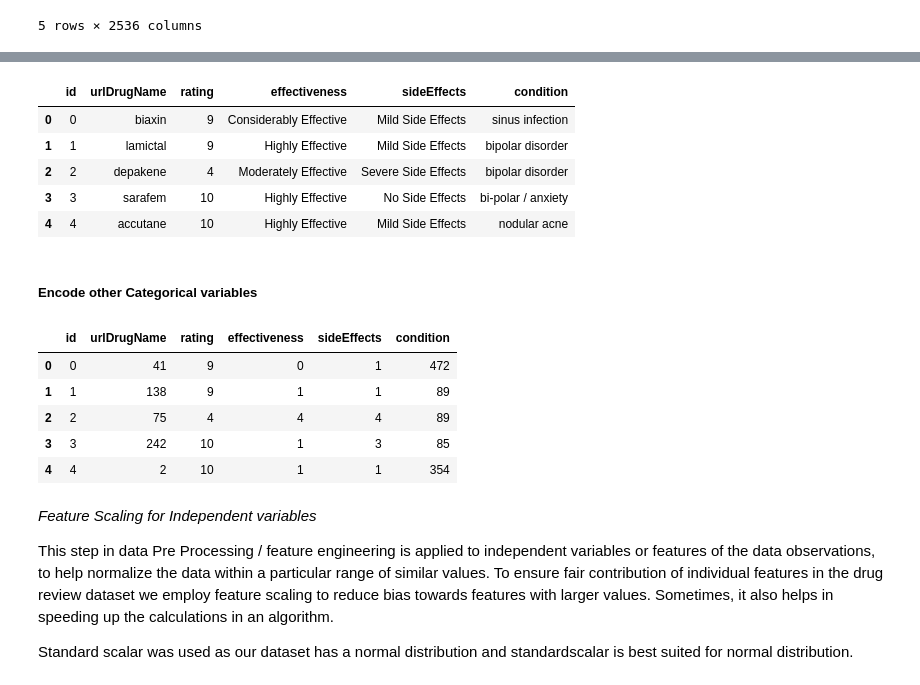
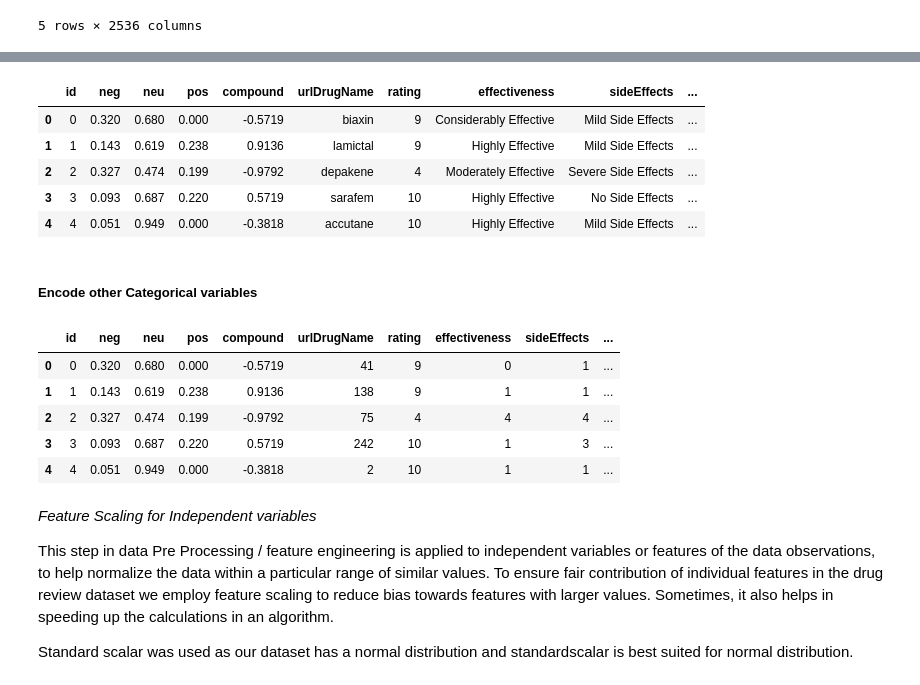
Before and after one commit to clappy203/AAI_501_Project, a Jupyter notebook: CleanCode.ipynb, the cells around one changed output, grey strips where cells are left out. Saved outputs shown, nothing was run; the diff lists cells and outputs as text; code cells hidden in the pictures.

```diff
--- a/CleanCode.ipynb
+++ b/CleanCode.ipynb
@@ -681,17 +689,19 @@ X_df.tail(5)
 # %%
-result = result[['id', 'urlDrugName', 'rating', 'effectiveness', 'sideEffects', 'condition']]
+result = vaders_result[['id', 'neg', 'neu', 'pos', 'compound','urlDrugName', 'rating', 'effectiveness', 'sideEffects', 'condition']]
 result.head()
 # %% [output]
-|  | id | urlDrugName | rating | effectiveness | sideEffects | condition |
-| 0 | 0 | biaxin | 9 | Considerably Effective | Mild Side Effects | sinus infection |
-| 1 | 1 | lamictal | 9 | Highly Effective | Mild Side Effects | bipolar disorder |
-| 2 | 2 | depakene | 4 | Moderately Effective | Severe Side Effects | bipolar disorder |
-| 3 | 3 | sarafem | 10 | Highly Effective | No Side Effects | bi-polar / anxiety |
-| 4 | 4 | accutane | 10 | Highly Effective | Mild Side Effects | nodular acne |
+|  | id | neg | neu | pos | compound | urlDrugName | rating | effectiveness | sideEffects | ... |
+| 0 | 0 | 0.320 | 0.680 | 0.000 | -0.5719 | biaxin | 9 | Considerably Effective | Mild Side Effects | ... |
+| 1 | 1 | 0.143 | 0.619 | 0.238 | 0.9136 | lamictal | 9 | Highly Effective | Mild Side Effects | ... |
+| 2 | 2 | 0.327 | 0.474 | 0.199 | -0.9792 | depakene | 4 | Moderately Effective | Severe Side Effects | ... |
+| 3 | 3 | 0.093 | 0.687 | 0.220 | 0.5719 | sarafem | 10 | Highly Effective | No Side Effects | ... |
+| 4 | 4 | 0.051 | 0.949 | 0.000 | -0.3818 | accutane | 10 | Highly Effective | Mild Side Effects | ... |
 # %% [markdown]
 ##### **Encode other Categorical variables**
 # %%
 from sklearn.preprocessing import LabelEncoder, StandardScaler
+
+result = result.copy() # to remove warningd from output
 
 # Encode categorical variables
 label_encoders = {}
@@ -703,12 +713,12 @@ for col in categorical_columns:
 
 result.head()
 # %% [output]
-|  | id | urlDrugName | rating | effectiveness | sideEffects | condition |
-| 0 | 0 | 41 | 9 | 0 | 1 | 472 |
-| 1 | 1 | 138 | 9 | 1 | 1 | 89 |
-| 2 | 2 | 75 | 4 | 4 | 4 | 89 |
-| 3 | 3 | 242 | 10 | 1 | 3 | 85 |
-| 4 | 4 | 2 | 10 | 1 | 1 | 354 |
+|  | id | neg | neu | pos | compound | urlDrugName | rating | effectiveness | sideEffects | ... |
+| 0 | 0 | 0.320 | 0.680 | 0.000 | -0.5719 | 41 | 9 | 0 | 1 | ... |
+| 1 | 1 | 0.143 | 0.619 | 0.238 | 0.9136 | 138 | 9 | 1 | 1 | ... |
+| 2 | 2 | 0.327 | 0.474 | 0.199 | -0.9792 | 75 | 4 | 4 | 4 | ... |
+| 3 | 3 | 0.093 | 0.687 | 0.220 | 0.5719 | 242 | 10 | 1 | 3 | ... |
+| 4 | 4 | 0.051 | 0.949 | 0.000 | -0.3818 | 2 | 10 | 1 | 1 | ... |
 # %%
 # Seperate target variable from explanatory variables
 y = result['effectiveness'] # assign effectivesness column to y as target variable
```
Also changed, not shown: parts of 21 cells of this notebook.
